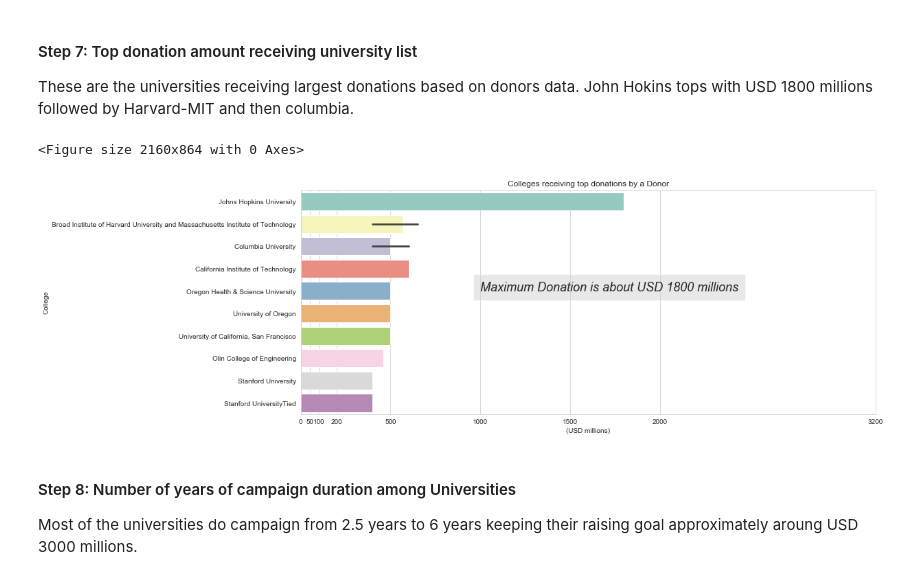
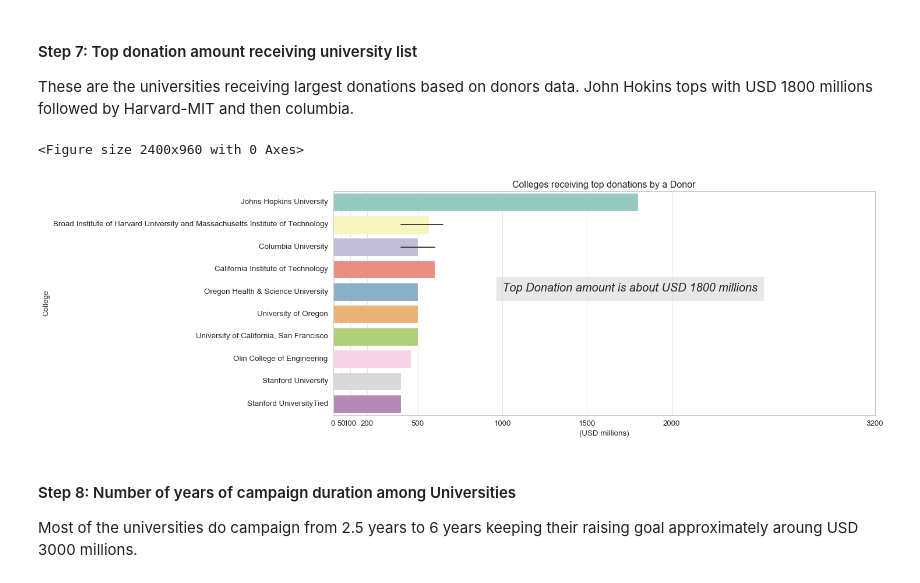
Before and after one commit to hgamit/datastuff, a Jupyter notebook: fundraising/edCampaign.ipynb, the cells around one changed output. Cells and saved outputs as stored; diff of their text form; code cells hidden in the pictures.

```diff
--- a/fundraising/edCampaign.ipynb
+++ b/fundraising/edCampaign.ipynb
@@ -288,24 +288,24 @@ These are the universities receiving largest donations based on donors data. Joh
 # %%
 donortop = donor.sort_values(by=['Amount Given (USD millions)'], ascending=False).head(n=15)
 
 plt.figure(figsize=(30,12))
 #plt.suptitle('Top Performing Universities and Colleges(Campaign ended)', fontsize=24)
 
 
 index = np.arange(22)
 bar_width = 0.25
 opacity = 0.8
 plt.figure(figsize=(15,6))
 sns.set_style('whitegrid')
 sns.barplot(donortop['Amount Given (USD millions)'], donortop['College'], palette="Set3")
-plt.text(1000, 4, 'Maximum Donation is about USD 1800 millions', fontsize=18, style='italic', bbox={'facecolor': 'lightgray', 'alpha': 0.5, 'pad': 10})
+plt.text(1000, 4, 'Top Donation amount is about USD 1800 millions', fontsize=18, style='italic', bbox={'facecolor': 'lightgray', 'alpha': 0.5, 'pad': 10})
 plt.xlabel('(USD millions)')
 plt.title('Colleges receiving top donations by a Donor')
 plt.xticks([0, 50, 100, 200, 500, 1000, 1500, 2000, 3200])
 plt.show()
 # %% [output]
-<Figure size 2160x864 with 0 Axes>
+<Figure size 2400x960 with 0 Axes>
-[figure, old version]
+[figure, new version]
 # %% [markdown]
 #### Step 8: Number of years of campaign duration among Universities
 
```
Also changed, not shown: parts of 2 cells of this notebook.
